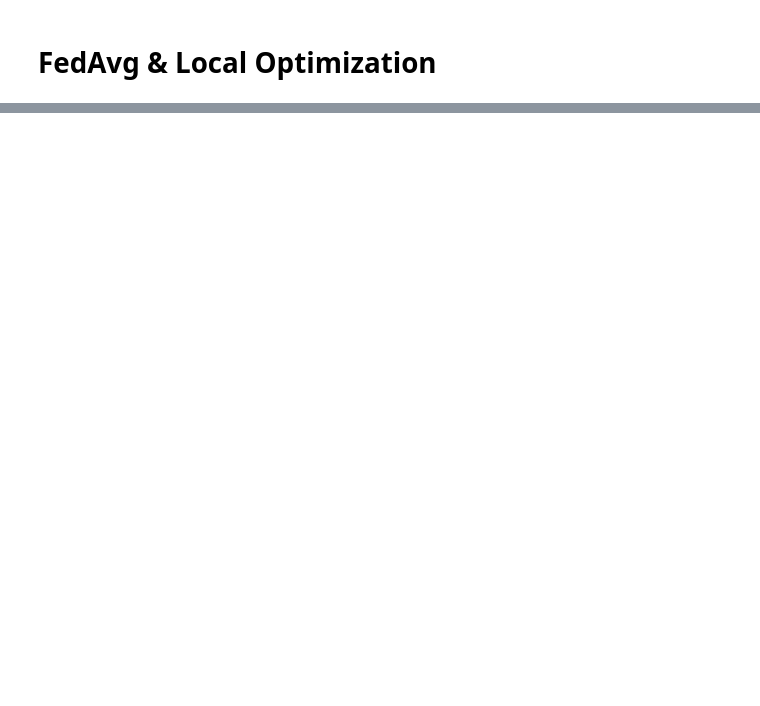
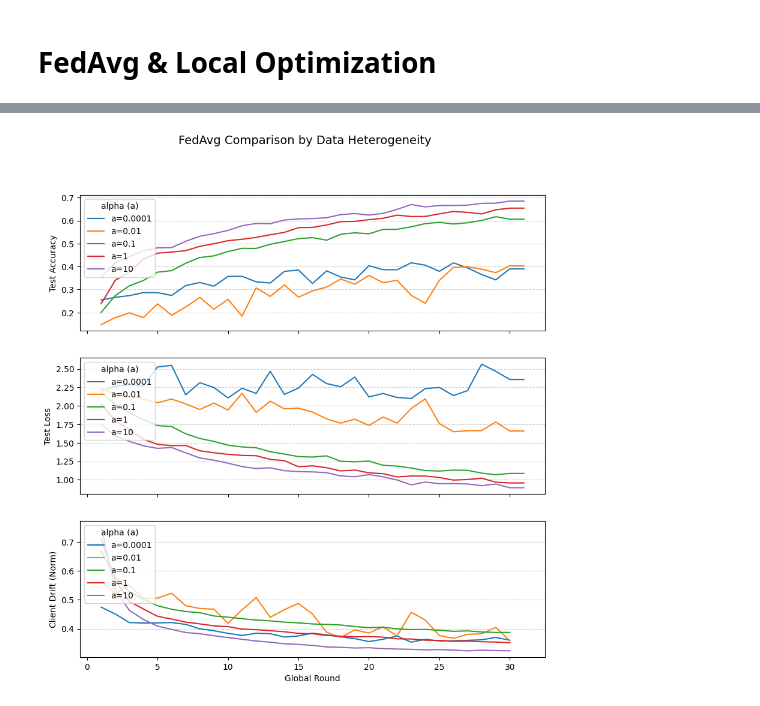
Before and after one commit to Zapy67/ATML-PA-4, a Jupyter notebook: task2.ipynb, the cells around one changed output, grey strips where cells are left out. Cells and saved outputs as stored; diff of their text form; code cells hidden in the pictures; blank space fills up the shorter version.

```diff
--- a/task2.ipynb
+++ b/task2.ipynb
@@ -685,0 +411,7 @@ plot_client_drift(f.federated_method.round_metrics, f"Client Drift (sampling fra
+# %%
+#experimental setup 3.
+metrics_exp_3 = {}
+for alpha in [1e-4, 0.01, 0.1, 1,10]:
+    f = fed_avg_exp(lr=1e-2, num_clients=5,num_steps=75, global_runs=30, alpha=alpha, sampling_frac=1)
+    metrics_exp_3[alpha] = f.federated_method.round_metrics
+    clear_output(wait=True)
@@ -685,0 +606,5 @@ plot_client_drift(f.federated_method.round_metrics, f"Client Drift (sampling fra
+# %%
+plot_metrics(metrics_exp_3, title="FedAvg Comparison by Data Heterogeneity", label="a", label_desc="alpha")
+print(metrics_exp_3)
+# %% [output]
+[figure, added]
```
Also changed, not shown: parts of 21 cells of this notebook, 7 other files.
